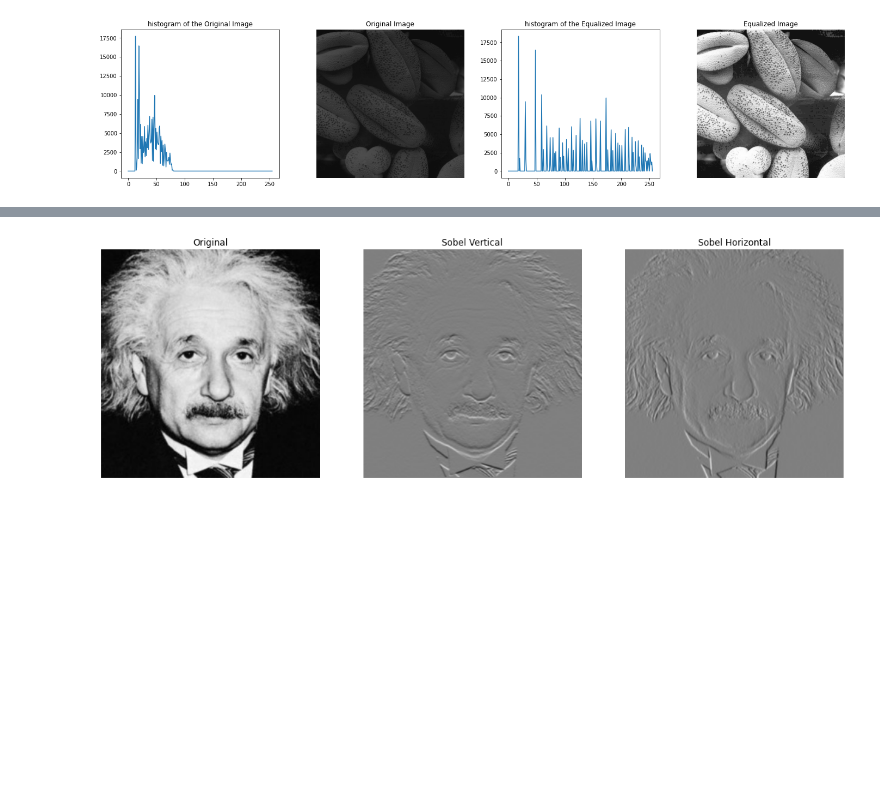
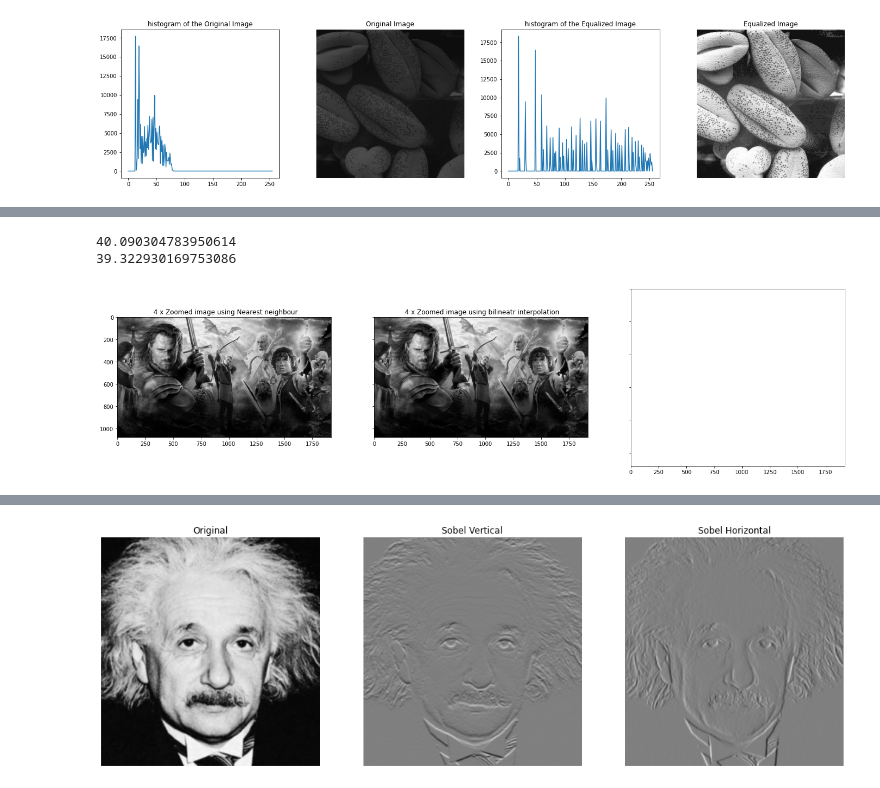
Before and after one commit to SeniruD/EN2550_Exercises, a Jupyter notebook: Assignment_1/190155L_Assignment1.ipynb, the cells around one changed output, grey strips where cells are left out. Cells and saved outputs as stored; diff of their text form; code cells hidden in the pictures; blank space fills up the shorter version.

```diff
--- a/Assignment_1/190155L_Assignment1.ipynb
+++ b/Assignment_1/190155L_Assignment1.ipynb
@@ -198,0 +216,67 @@ cv.destroyAllWindows()
+# %%
+
+# Question 5 a
+import cv2 as cv
+import matplotlib.pyplot as plt
+import numpy as np
+import math
+
+img = cv.imread('im01small.png', cv.IMREAD_GRAYSCALE)
+img_large = cv.imread('im01.png', cv.IMREAD_GRAYSCALE)
+s = 4
+
+def nearestNeighbor(img,scale):
+    rows = int(scale*img.shape[0])
+    columns = int(scale*img.shape[1])
+
+    zoomed_img = np.zeros((rows,columns),dtype=img.dtype)
+    for i in range(0,rows-1):
+        for j in range(0,columns-1):
+            x = i/scale
+            y = j/scale
+            img_x_pos = round(x) if(x<=img.shape[0]-1) else int(x)
+            img_y_pos = round(y) if(y<=img.shape[1]-1) else int(y)
+            zoomed_img[i,j] = img[round(img_x_pos),round(img_y_pos)]
+    return zoomed_img
+
+def bilinearInterpolation(img,scale):
+    rows = int(scale*img.shape[0])
+    columns = int(scale*img.shape[1])
+
+    zoomed_img = np.zeros((rows,columns),dtype=img.dtype)
+    for i in range(0,rows-1):
+        for j in range(0,columns-1):
+            x,y = i/scale,j/scale
+            x_left = math.floor(x)
+            x_right = math.ceil(x) if(x<=img.shape[0]-1) else math.floor(x)
+            y_top = math.floor(y)
+            y_bottom = math.ceil(y) if(y<=img.shape[1]-1) else math.floor(y)
+            r_y = (y-y_top)
+            r_x = (x-x_left)
+            zoomed_img[i,j] = math.floor((img[x_left,y_top]*(1-r_y) + img[x_left,y_bottom]*(r_y))*(1-r_x)
+            + (img[x_right,y_top]*(1-r_y) + img[x_right,y_bottom]*(r_y))*(r_x))
+    return zoomed_img
+
+def SSD(original_img,zoomed_img):
+    return np.square(original_img-zoomed_img).sum()/(original_img.shape[0]*original_img.shape[1])
+
+
+zoomed_img_NN = nearestNeighbor(img,s)
+zoomed_img_BI = bilinearInterpolation(img,s)
+
+print(SSD(img_large,zoomed_img_NN))
+print(SSD(img_large,zoomed_img_BI))
+
+
+fig, ax = plt.subplots(1,3 , sharex = 'all' , sharey = 'all', figsize=(24,6))
+#ax[0].imshow(img,cmap= 'gray',vmin=0, vmax=255)
+#ax[0].set_title('Original')
+ax[0].imshow(zoomed_img_NN,cmap= 'gray',vmin=0, vmax=255)
+ax[0].set_title(' 4 x Zoomed image using Nearest neighbour')
+ax[1].imshow(zoomed_img_BI,cmap= 'gray',vmin=0, vmax=255)
+ax[1].set_title(' 4 x Zoomed image using bilineatr interpolation')
+plt.show()
+# %% [output]
+40.090304783950614
+39.322930169753086
+[figure, added]
```
Also changed, not shown: parts of 3 cells of this notebook.
